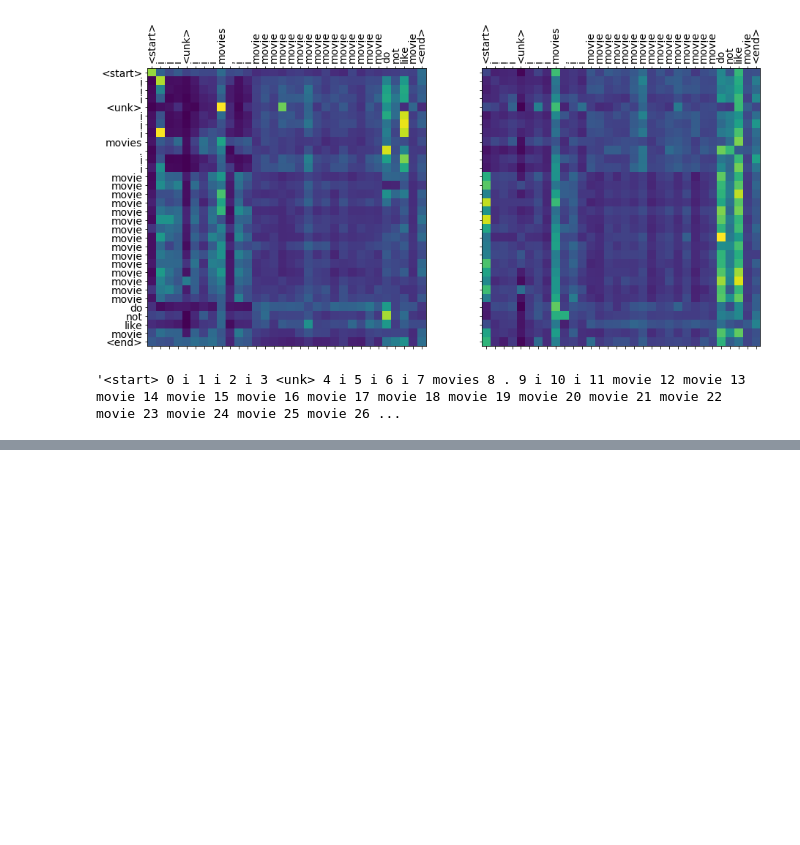
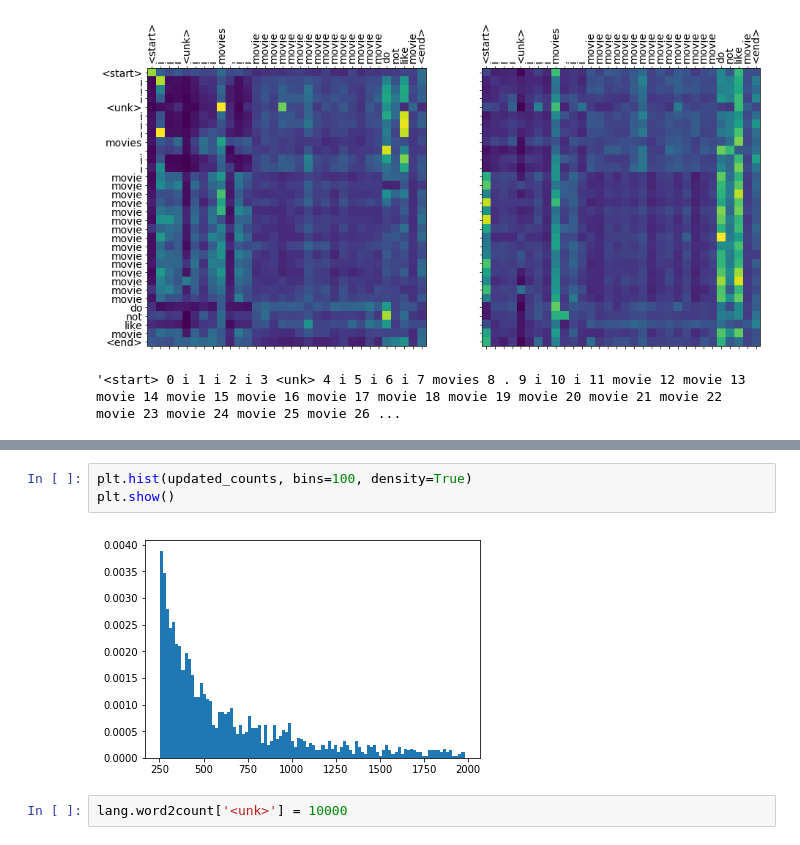
Before and after one commit to gebob19/Dropout-Attention, a Jupyter notebook: torch_transformer_analysis [full-attention].ipynb, the cells around one changed output, grey strips where cells are left out. Cells and saved outputs as stored; diff of their text form; blank space fills up the shorter version.

```diff
--- a/torch_transformer_analysis [full-attention].ipynb
+++ b/torch_transformer_analysis [full-attention].ipynb
@@ -313,0 +358,7 @@ Predicted Value: 0.69 True Value: 0.00
+# %%
+plt.hist(updated_counts, bins=100, density=True)
+plt.show()
+# %% [output]
+[figure, added]
+# %%
+lang.word2count['<unk>'] = 10000
```
Also changed, not shown: parts of 17 cells of this notebook, 2 other files.
